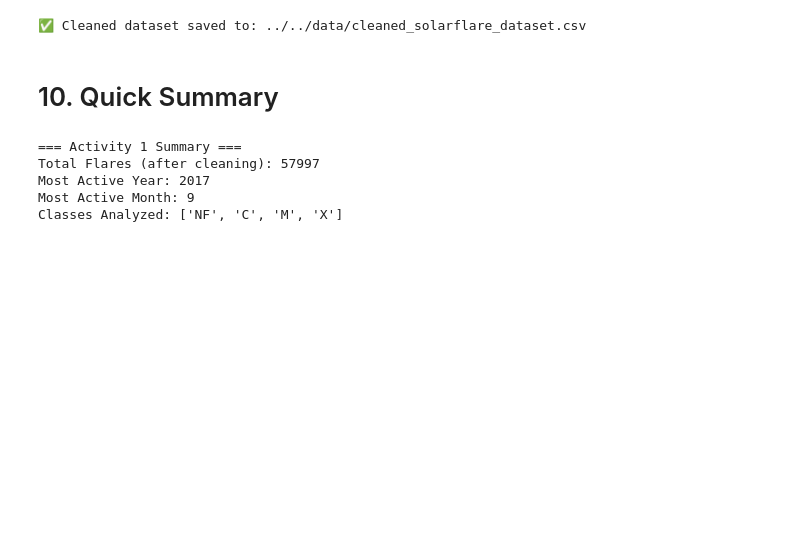
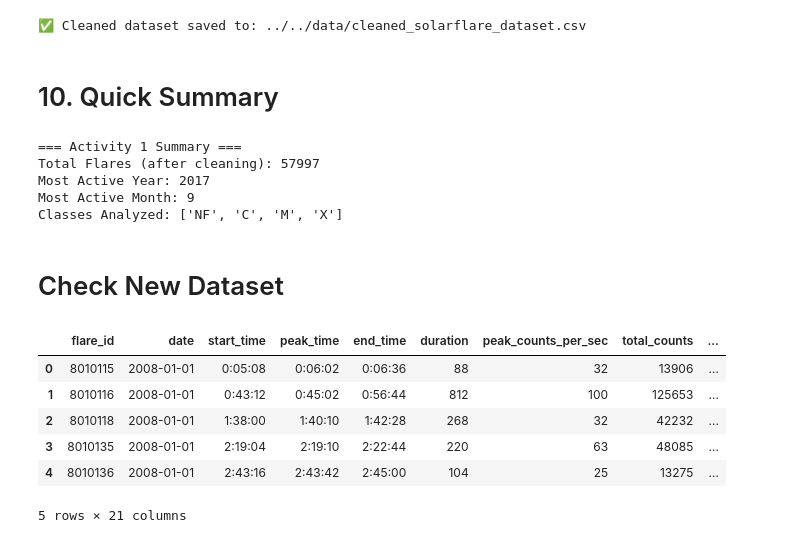
Before and after one commit to d1ananguyen/data-science-3337-task-3, a Jupyter notebook: activities/activity1/dataset.ipynb, the cells around one changed output. Drawn from its saved outputs; the diff is of its cells as text; code cells hidden in the pictures; blank space fills up the shorter version.

```diff
--- a/activities/activity1/dataset.ipynb
+++ b/activities/activity1/dataset.ipynb
@@ -232,3 +212,17 @@ Total Flares (after cleaning): 57997
 Most Active Year: 2017
 Most Active Month: 9
 Classes Analyzed: ['NF', 'C', 'M', 'X']
+# %% [markdown]
+# Check New Dataset
+# %%
+df = pd.read_csv("../../data/cleaned_solarflare_dataset.csv")
+df.head()
+# df.shape
+# %% [output]
+|  | flare_id | date | start_time | peak_time | end_time | duration | peak_counts_per_sec | total_counts | ... |
+| 0 | 8010115 | 2008-01-01 | 0:05:08 | 0:06:02 | 0:06:36 | 88 | 32 | 13906 | ... |
+| 1 | 8010116 | 2008-01-01 | 0:43:12 | 0:45:02 | 0:56:44 | 812 | 100 | 125653 | ... |
+| 2 | 8010118 | 2008-01-01 | 1:38:00 | 1:40:10 | 1:42:28 | 268 | 32 | 42232 | ... |
+| 3 | 8010135 | 2008-01-01 | 2:19:04 | 2:19:10 | 2:22:44 | 220 | 63 | 48085 | ... |
+| 4 | 8010136 | 2008-01-01 | 2:43:16 | 2:43:42 | 2:45:00 | 104 | 25 | 13275 | ... |
+5 rows × 21 columns
```
Also changed, not shown: parts of 1 cell of this notebook, 2 other files.
